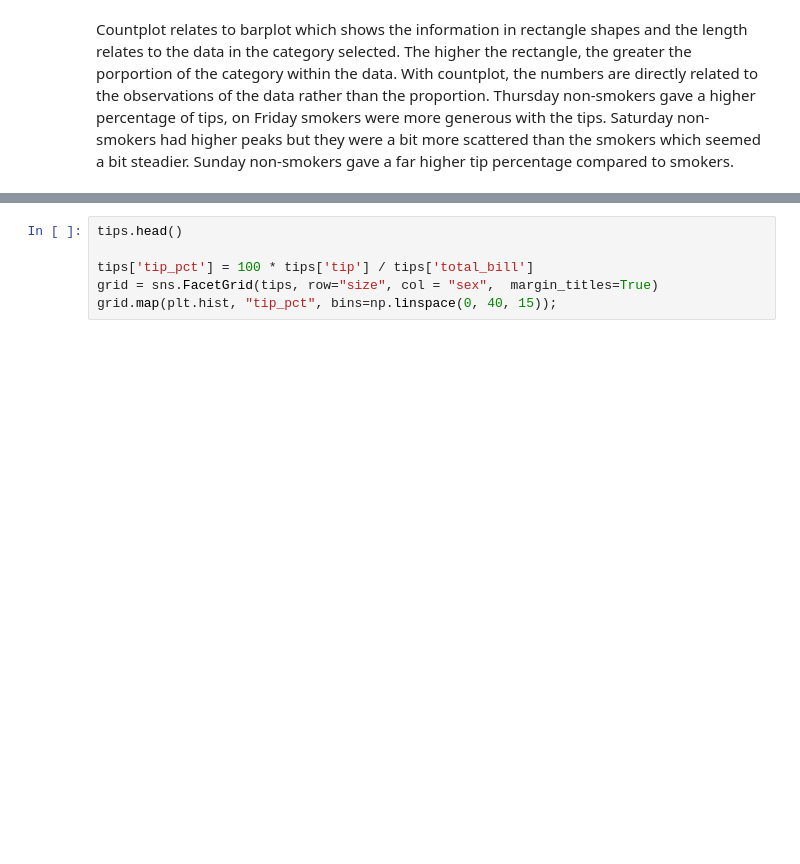
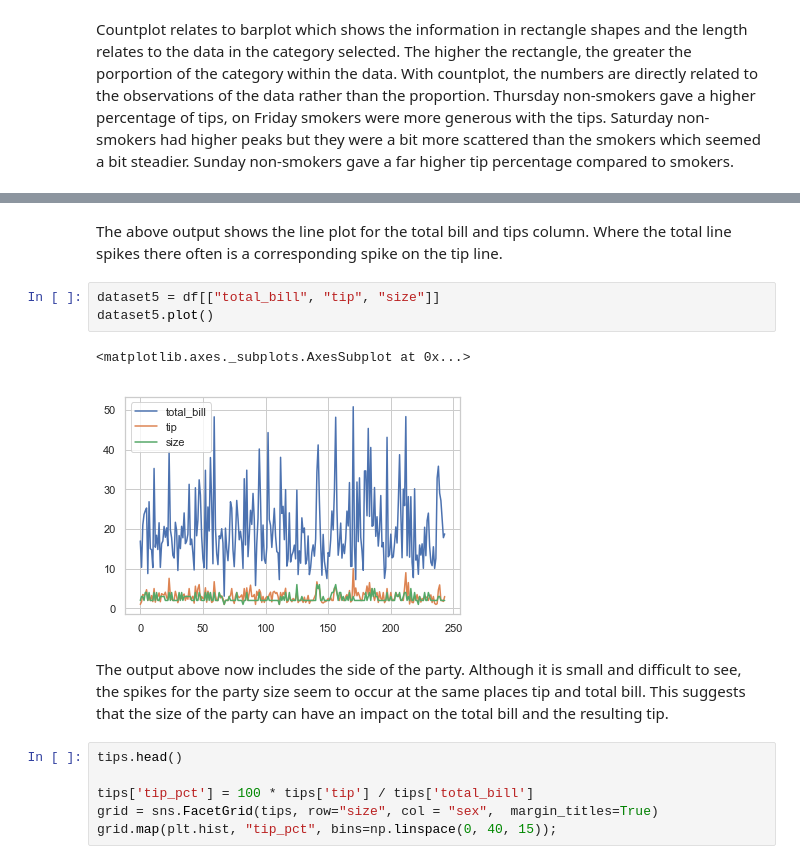
Before and after one commit to bexiturley/Fundamentals-of-Data-Analysis-Assessment-2019, a Jupyter notebook: reorderTips.ipynb, the cells around one changed output, grey strips where cells are left out. Drawn from its saved outputs; the diff is of its cells as text; blank space fills up the shorter version.

```diff
--- a/reorderTips.ipynb
+++ b/reorderTips.ipynb
@@ -953,3 +992,13 @@ sns.lineplot(data=tips['tip'] / tips['total_bill'])
+# %% [markdown]
+The above output shows the line plot for the total bill and tips column.  Where the total line spikes there often is a corresponding spike on the tip line.
+# %%
+dataset5 = df[["total_bill", "tip", "size"]]
+dataset5.plot()
+# %% [output]
+<matplotlib.axes._subplots.AxesSubplot at 0x...>
+[figure, added]
+# %% [markdown]
+The output above now includes the side of the party.  Although it is small and difficult to see, the spikes for the party size seem to occur at the same places tip and total bill.  This suggests that the size of the party can have an impact on the total bill and the resulting tip.
 # %%
 tips.head()
 
```
Also changed, not shown: parts of 22 cells of this notebook, 1 other file.
